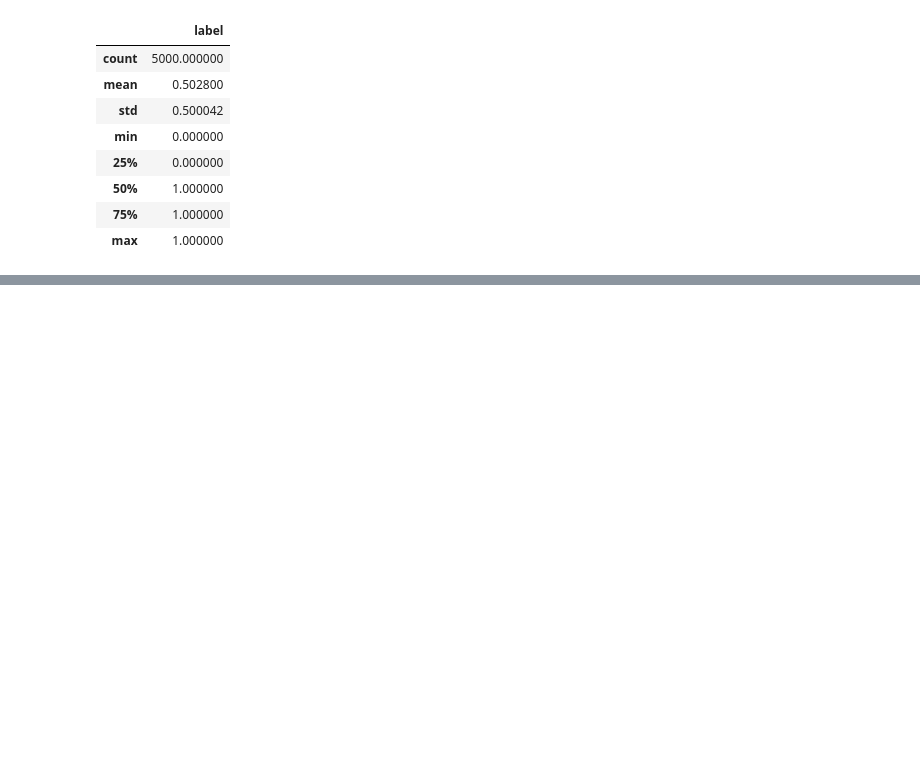
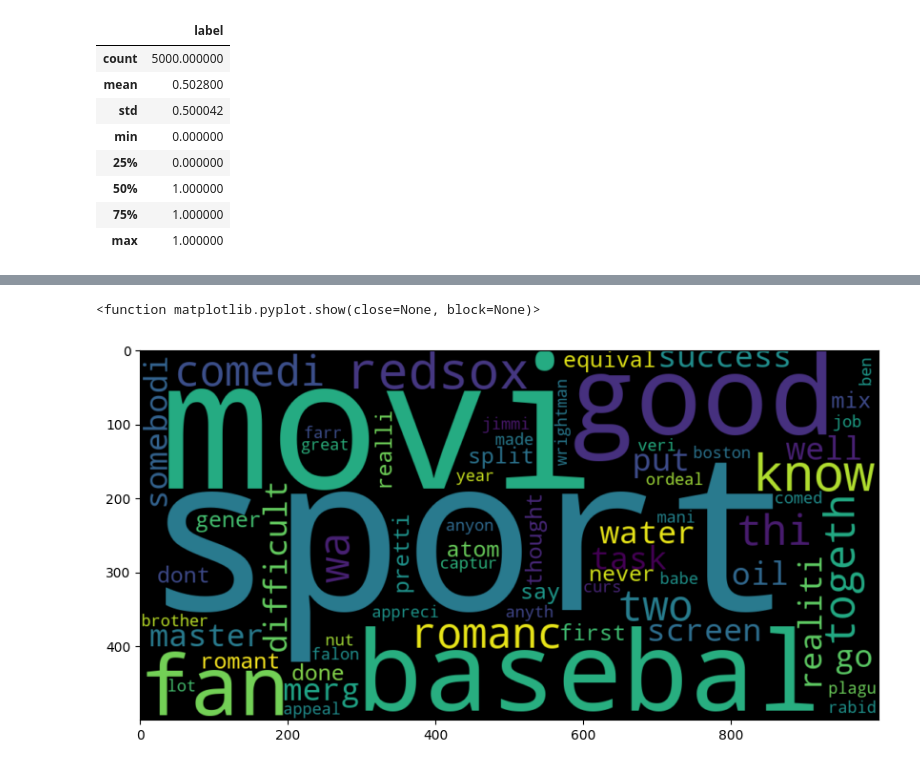
Before and after one commit to godkingjay/IMDB-Labelled-Sentiment-Movie-Review_Sentiment-Analysis-and-Topic-Visualization, a Jupyter notebook: sentiment_analysis.ipynb, the cells around one changed output, grey strips where cells are left out. Drawn from its saved outputs; the diff is of its cells as text; code cells hidden in the pictures; blank space fills up the shorter version.

```diff
--- a/sentiment_analysis.ipynb
+++ b/sentiment_analysis.ipynb
@@ -70,0 +483,11 @@ Name: count, dtype: int64
+# %%
+#Word cloud for negative review words
+plt.figure(figsize=(10,10))
+negative_text=norm_train_reviews[8]
+WC=WordCloud(width=1000,height=500,max_words=500,min_font_size=5)
+negative_words=WC.generate(negative_text)
+plt.imshow(negative_words,interpolation='bilinear')
+plt.show
+# %% [output]
+<function matplotlib.pyplot.show(close=None, block=None)>
+[figure, added]
```
Also changed, not shown: parts of 34 cells of this notebook.
